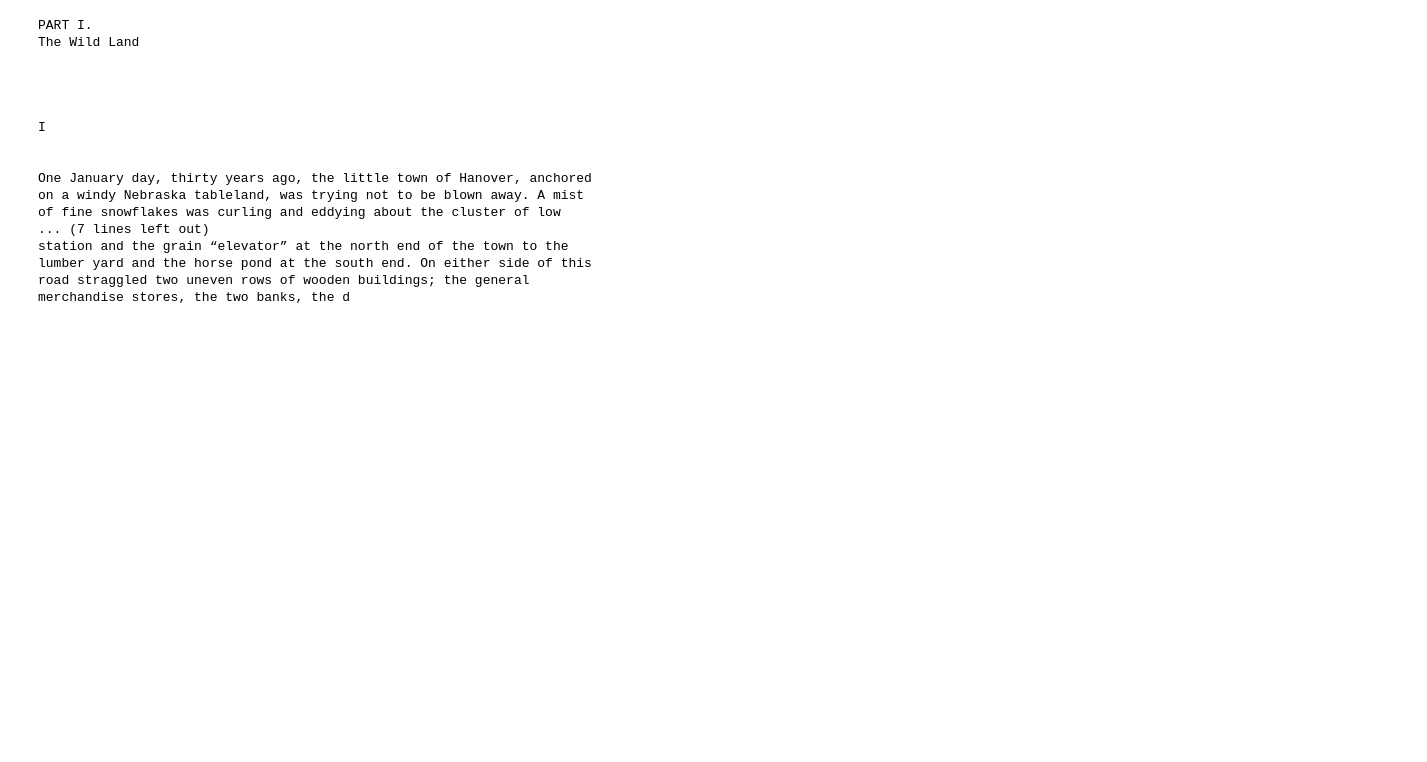
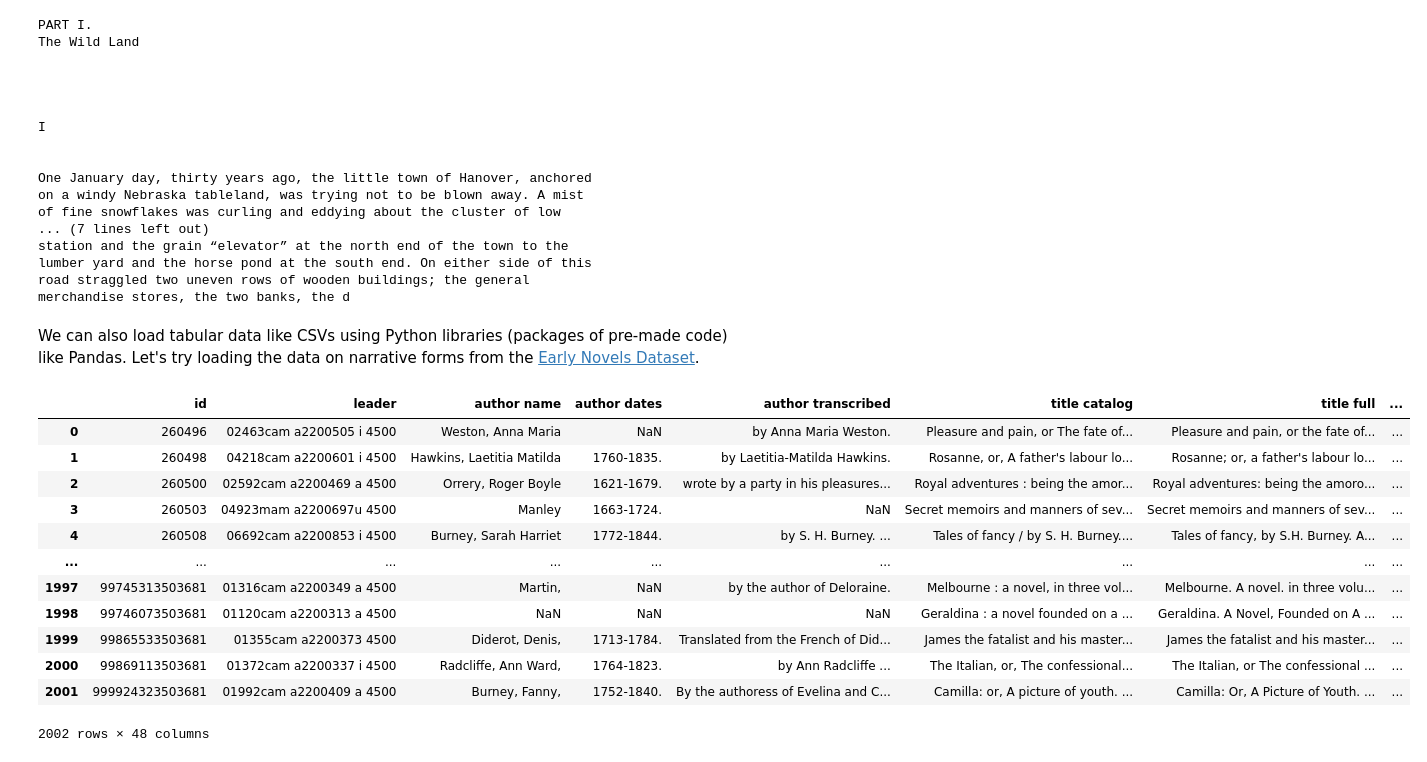
Before and after one commit to gwijthoff/CDH507, a Jupyter notebook: static/jupyter_intro.ipynb, the cells around one changed output. Cells and saved outputs as stored; diff of their text form; code cells hidden in the pictures; blank space fills up the shorter version.

```diff
--- a/static/jupyter_intro.ipynb
+++ b/static/jupyter_intro.ipynb
@@ -97,3 +97,28 @@ station and the grain “elevator” at the north end of the town to the
 lumber yard and the horse pond at the south end. On either side of this
 road straggled two uneven rows of wooden buildings; the general
 merchandise stores, the two banks, the d
+# %% [markdown]
+We can also load tabular data like CSVs using Python libraries (packages of pre-made code) like Pandas. Let's try loading the data on narrative forms from the [Early Novels Dataset](https://earlynovels.github.io/).
+# %%
+# import Pandas, a Python library
+import pandas as pd
+
+# read in a remotely hosted CSV as a dataframe
+df = pd.read_csv('https://raw.githubusercontent.com/earlynovels/end-dataset/master/end-dataset-master-11282018/11282018-full.tsv', sep='\t')
+
+# view that dataframe
+df
+# %% [output]
+|  | id | leader | author name | author dates | author transcribed | title catalog | title full | ... |
+| 0 | 260496 | 02463cam a2200505 i 4500 | Weston, Anna Maria | NaN | by Anna Maria Weston. | Pleasure and pain, or The fate of... | Pleasure and pain, or the fate of... | ... |
+| 1 | 260498 | 04218cam a2200601 i 4500 | Hawkins, Laetitia Matilda | 1760-1835. | by Laetitia-Matilda Hawkins. | Rosanne, or, A father's labour lo... | Rosanne; or, a father's labour lo... | ... |
+| 2 | 260500 | 02592cam a2200469 a 4500 | Orrery, Roger Boyle | 1621-1679. | wrote by a party in his pleasures... | Royal adventures : being the amor... | Royal adventures: being the amoro... | ... |
+| 3 | 260503 | 04923mam a2200697u 4500 | Manley | 1663-1724. | NaN | Secret memoirs and manners of sev... | Secret memoirs and manners of sev... | ... |
+| 4 | 260508 | 06692cam a2200853 i 4500 | Burney, Sarah Harriet | 1772-1844. | by S. H. Burney. ... | Tales of fancy / by S. H. Burney.... | Tales of fancy, by S.H. Burney. A... | ... |
+| ... | ... | ... | ... | ... | ... | ... | ... | ... |
+| 1997 | 99745313503681 | 01316cam a2200349 a 4500 | Martin, | NaN | by the author of Deloraine. | Melbourne : a novel, in three vol... | Melbourne. A novel. in three volu... | ... |
+| 1998 | 99746073503681 | 01120cam a2200313 a 4500 | NaN | NaN | NaN | Geraldina : a novel founded on a ... | Geraldina. A Novel, Founded on A ... | ... |
+| 1999 | 99865533503681 | 01355cam a2200373 4500 | Diderot, Denis, | 1713-1784. | Translated from the French of Did... | James the fatalist and his master... | James the fatalist and his master... | ... |
+| 2000 | 99869113503681 | 01372cam a2200337 i 4500 | Radcliffe, Ann Ward, | 1764-1823. | by Ann Radcliffe ... | The Italian, or, The confessional... | The Italian, or The confessional ... | ... |
+| 2001 | 999924323503681 | 01992cam a2200409 a 4500 | Burney, Fanny, | 1752-1840. | By the authoress of Evelina and C... | Camilla: or, A picture of youth. ... | Camilla: Or, A Picture of Youth. ... | ... |
+2002 rows × 48 columns
```
Also changed, not shown: parts of 7 cells of this notebook, 2 other files.
